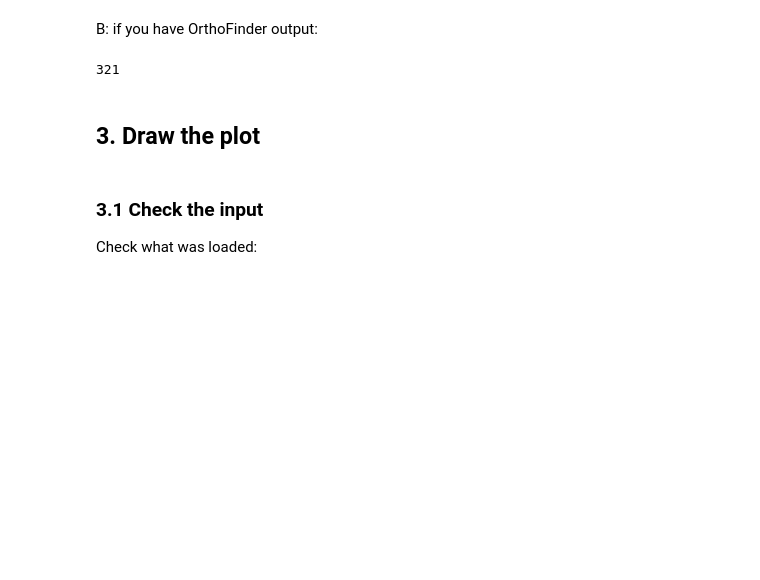
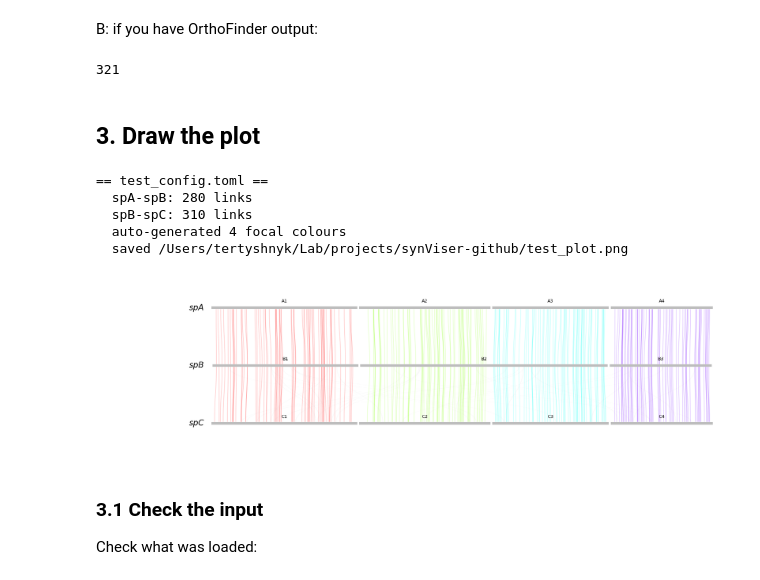
Before and after one commit to Nepomorpha/SynSlug, a Jupyter notebook: 01_genome_analysis_pipeline.ipynb, the cells around one changed output. Cells and saved outputs as stored; diff of their text form; code cells hidden in the pictures; blank space fills up the shorter version.

```diff
--- a/01_genome_analysis_pipeline.ipynb
+++ b/01_genome_analysis_pipeline.ipynb
@@ -252,10 +231,16 @@ open("test_config_orthofinder.toml", "w").write(config)
 ## 3. Draw the plot
 # %%
 from functions import plot
-from IPython.display import Image
 
-plot("test_config.toml")
-Image("test_plot.png")
+plot("examples/test_config.toml")
+Image("examples/test_plot.png")
+# %% [output]
+== test_config.toml ==
+  spA-spB: 280 links
+  spB-spC: 310 links
+  auto-generated 4 focal colours
+  saved /Users/tertyshnyk/Lab/projects/synViser-github/test_plot.png
+[figure, added]
 # %% [markdown]
 ### 3.1 Check the input
 
```
Also changed, not shown: parts of 21 cells of this notebook, 34 other files.
